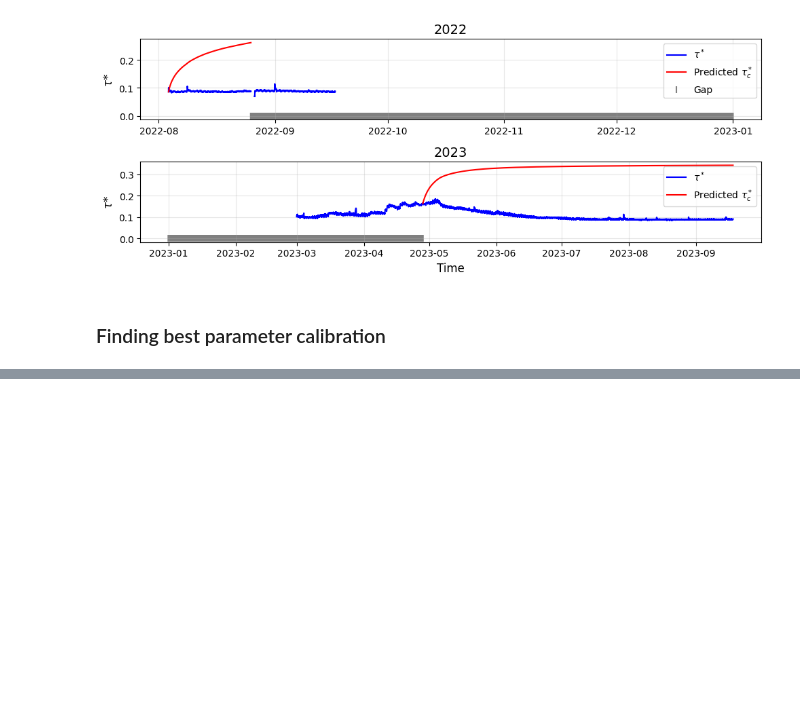
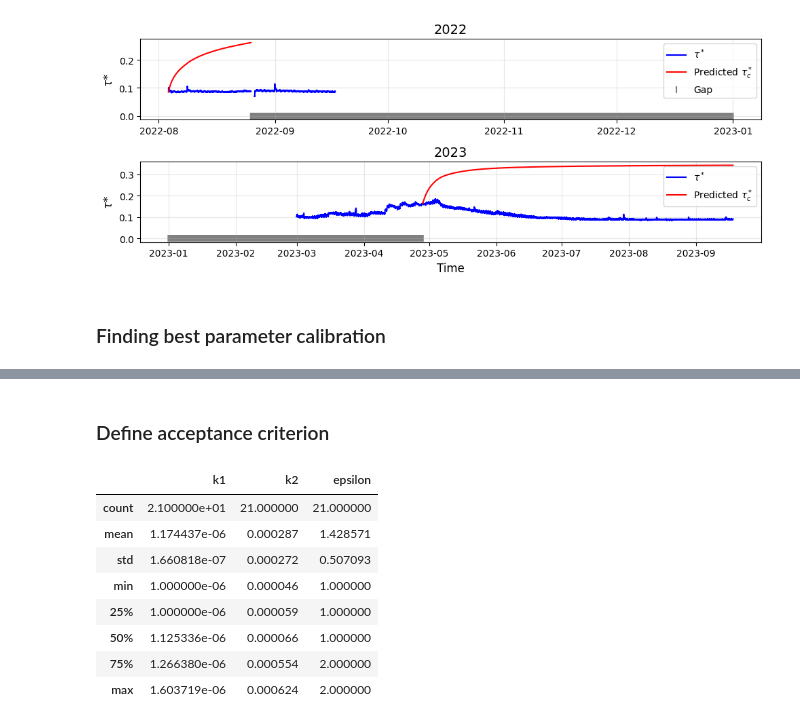
Before and after one commit to nicole-hucke/shear_stress_paper, a Jupyter notebook: antecedent_conditions/masteller2025_data/masteller_model/masteller_model.ipynb, the cells around one changed output, grey strips where cells are left out. Saved outputs shown, nothing was run; the diff lists cells and outputs as text; code cells hidden in the pictures; blank space fills up the shorter version.

```diff
--- a/antecedent_conditions/masteller2025_data/masteller_model/masteller_model.ipynb
+++ b/antecedent_conditions/masteller2025_data/masteller_model/masteller_model.ipynb
@@ -329,0 +329,22 @@ plt.show()
+# %% [markdown]
+### Define acceptance criterion
+# %%
+#results_df = pd.DataFrame(results) # this one if running calibration now
+results_df = pd.read_csv('calibration/third_parameter_iteration.csv') # run this one to load existing results
+
+# will assume all parameter combinations within 20% of the best fit are acceptable
+mae_min = results_df["MAE"].min()
+df_good = results_df[results_df["MAE"] <= 1.2 * mae_min]
+# %%
+# examine parameter distributions
+df_good[["k1", "k2", "epsilon"]].describe()
+# %% [output]
+|  | k1 | k2 | epsilon |
+| count | 2.100000e+01 | 21.000000 | 21.000000 |
+| mean | 1.174437e-06 | 0.000287 | 1.428571 |
+| std | 1.660818e-07 | 0.000272 | 0.507093 |
+| min | 1.000000e-06 | 0.000046 | 1.000000 |
+| 25% | 1.000000e-06 | 0.000059 | 1.000000 |
+| 50% | 1.125336e-06 | 0.000066 | 1.000000 |
+| 75% | 1.266380e-06 | 0.000554 | 2.000000 |
+| max | 1.603719e-06 | 0.000624 | 2.000000 |
```
Also changed, not shown: parts of 15 cells of this notebook, 4 other files.
